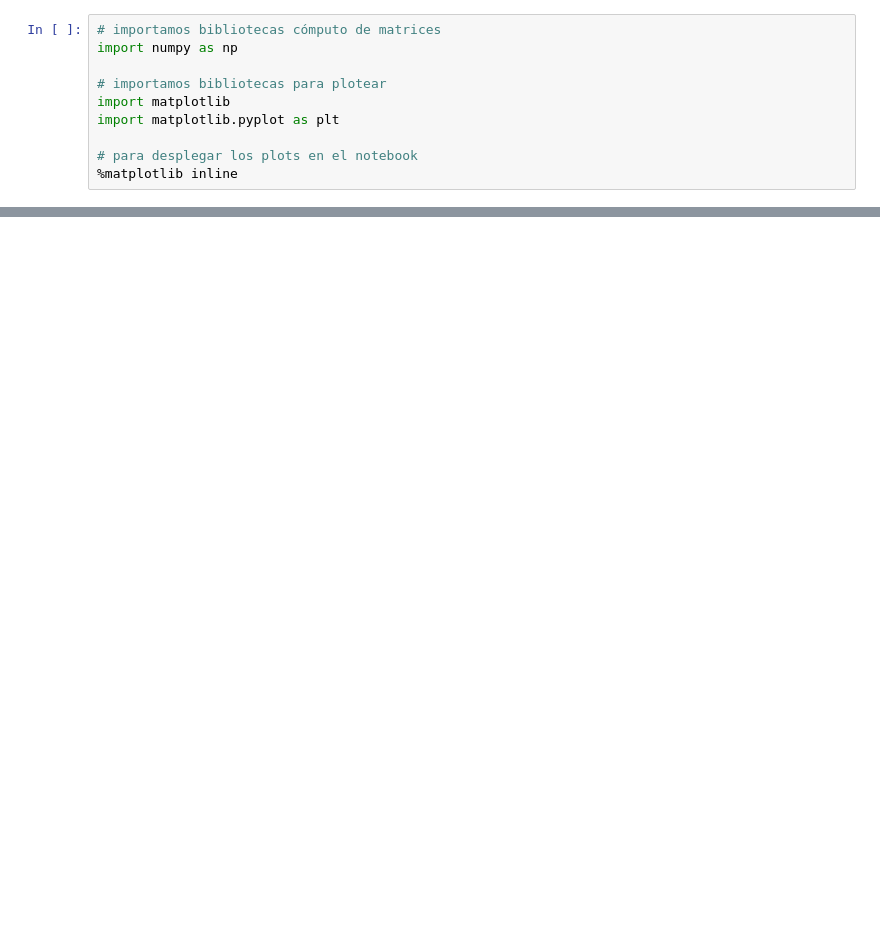
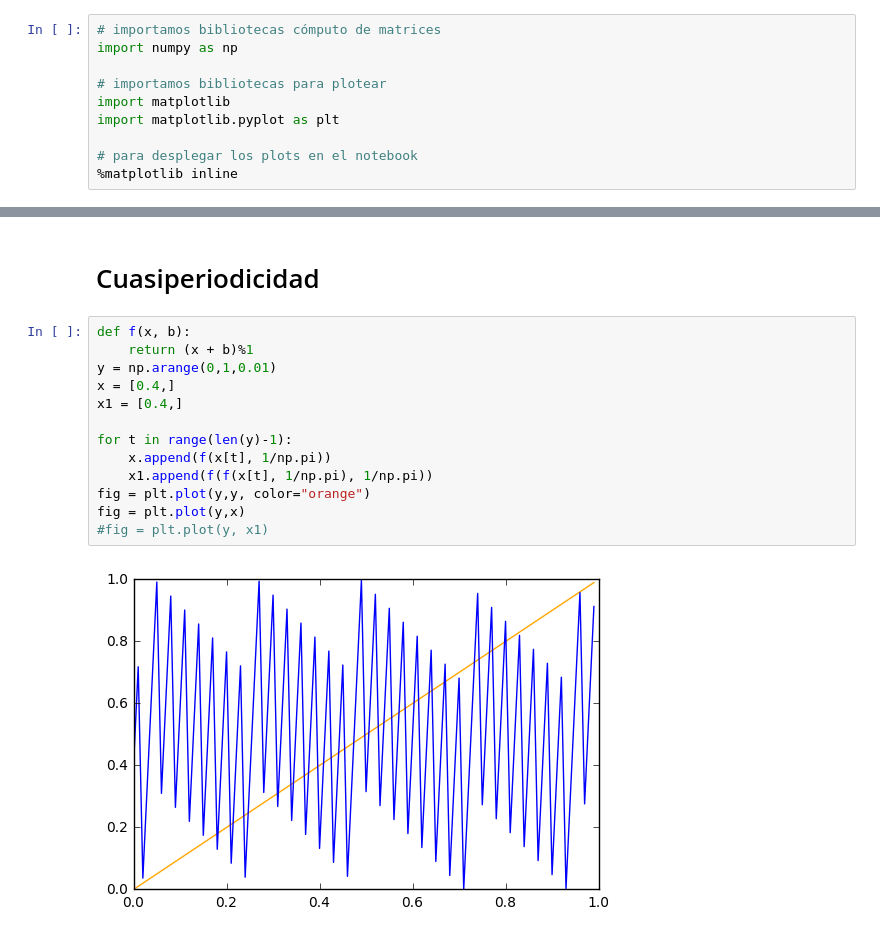
Before and after one commit to rgarcia-herrera/sistemas-dinamicos, a Jupyter notebook: estabilidad.ipynb, the cells around one changed output, grey strips where cells are left out. Drawn from its saved outputs; the diff is of its cells as text; blank space fills up the shorter version.

Commit message:
mas experimentos de estabilidad y cuasiperiodicidad

```diff
--- a/estabilidad.ipynb
+++ b/estabilidad.ipynb
@@ -26,0 +50,17 @@ figura = plt.plot(  x )
+# %% [markdown]
+# Cuasiperiodicidad
+# %%
+def f(x, b):
+    return (x + b)%1
+y = np.arange(0,1,0.01)
+x = [0.4,]
+x1 = [0.4,]
+
+for t in range(len(y)-1):
+    x.append(f(x[t], 1/np.pi))
+    x1.append(f(f(x[t], 1/np.pi), 1/np.pi))
+fig = plt.plot(y,y, color="orange")
+fig = plt.plot(y,x)
+#fig = plt.plot(y, x1)
+# %% [output]
+[figure, added]
```
Also changed, not shown: parts of 4 cells of this notebook.
